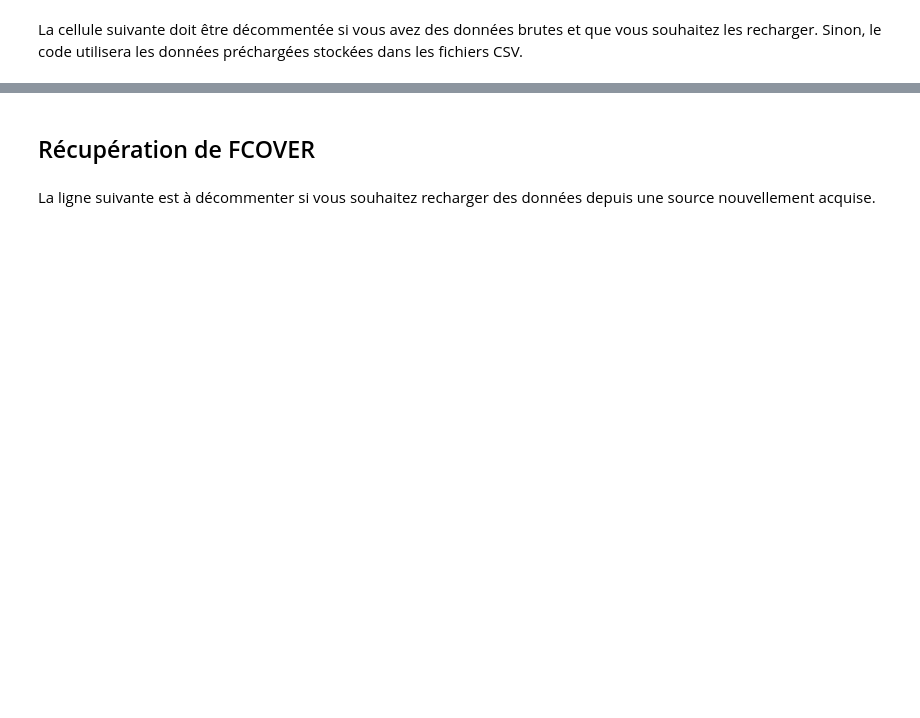
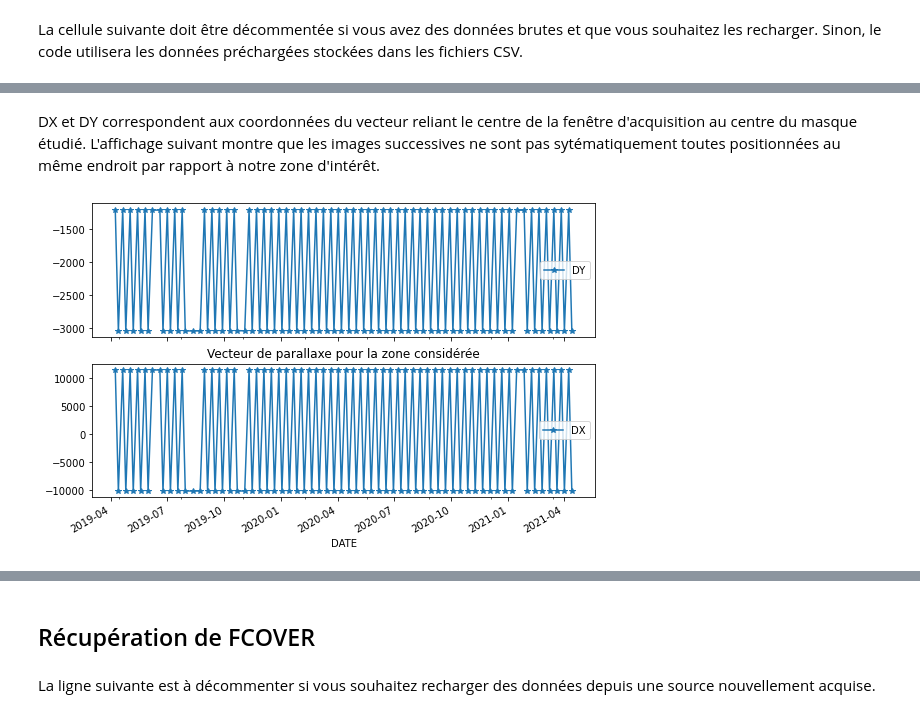
Before and after one commit to jee51/sentry, a Jupyter notebook: notebooks/TraceRVI.ipynb, the cells around one changed output, grey strips where cells are left out. Saved outputs shown, nothing was run; the diff lists cells and outputs as text; code cells hidden in the pictures; blank space fills up the shorter version.

```diff
--- a/notebooks/TraceRVI.ipynb
+++ b/notebooks/TraceRVI.ipynb
@@ -69 +65,11 @@ R['DLAT'].plot()
+# %% [markdown]
+DX et DY correspondent aux coordonnées du vecteur reliant le centre de la fenêtre d'acquisition au centre du masque étudié. L'affichage suivant montre que les images successives ne sont pas sytématiquement toutes positionnées au même endroit par rapport à notre zone d'intérêt.
+# %%
+# Affichage des effets de parallaxe.
+fig,(ax1,ax2) = plt.subplots(2,1,sharex=True)
+R['DX'].plot(style='-*',ax=ax2, legend=True)
+R['DY'].plot(style='-*',ax=ax1, legend=True)
+plt.title("Vecteur de parallaxe pour la zone considérée");
+# %% [output]
+[figure, added]
 # %%
```
Also changed, not shown: parts of 57 cells of this notebook, 59 other files.
